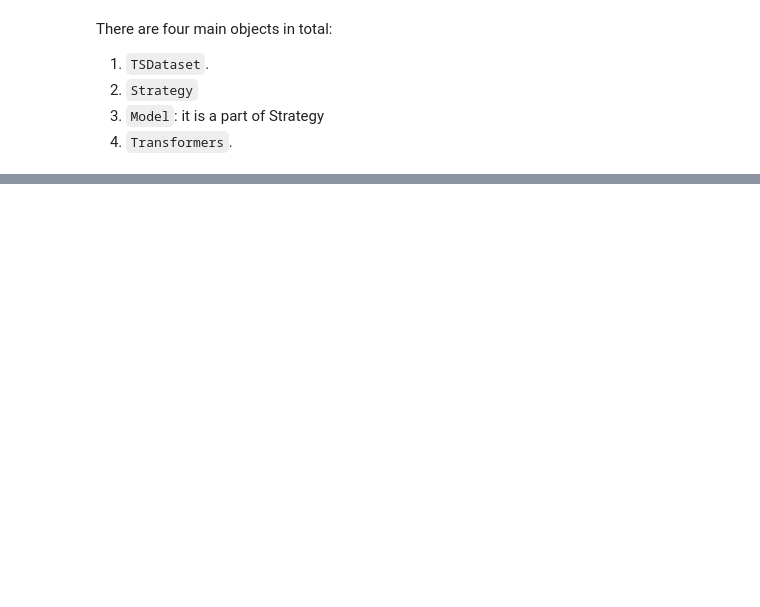
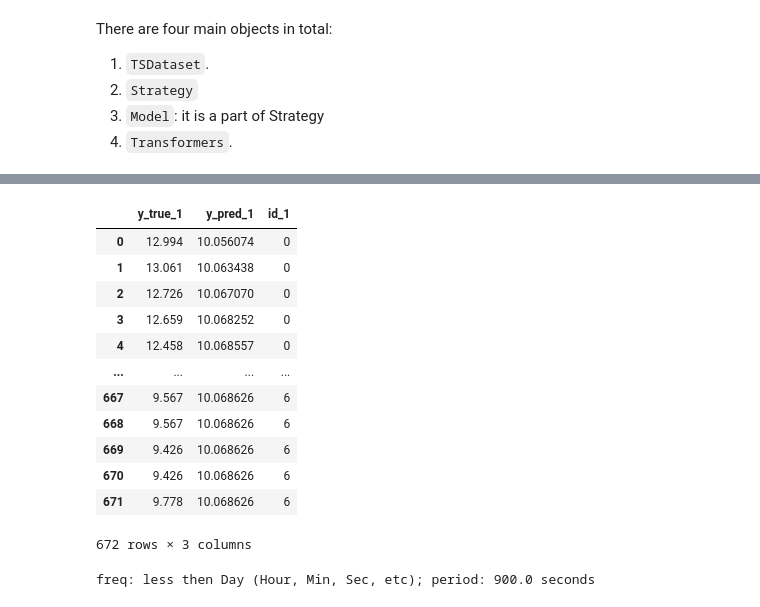
Before and after one commit to sb-ai-lab/tsururu, a Jupyter notebook: Tutorial_1_Basics.ipynb, the cells around one changed output, grey strips where cells are left out. Saved outputs shown, nothing was run; the diff lists cells and outputs as text; code cells hidden in the pictures; blank space fills up the shorter version.

```diff
--- a/Tutorial_1_Basics.ipynb
+++ b/Tutorial_1_Basics.ipynb
@@ -550,0 +452,31 @@ current_pred
+# %%
+autoarima_params = {
+    'd': None,
+    'D': None,
+    'max_p': 5,
+    'max_q': 5,
+    'max_P': 2,
+    'max_Q': 2,
+    'max_order': 5,
+    'max_d': 2,
+    'max_D': 1,
+    'start_p': 2,
+    'start_q': 2,
+    'start_P': 1,
+    'start_Q': 1,
+    'stationary': False,
+    'seasonal': True,
+    'season_length': 1,
+}
+
+autoarima_strategy_params = {
+    "is_multivariate": False,
+    "strategy_name": "StatModels",
+    "strategy_params": {
+        "horizon": 96,
+        "model_name": "AutoARIMA_Model",
+        "model_params": autoarima_params,
+        "validation_params": validation_params,
+        "k": 1,
+    }
+}
@@ -550,0 +499,16 @@ current_pred
+# %%
+get_results(cv=1, regime="global", y_true=test, y_pred=pred, ids=ids)
+# %% [output]
+|  | y_true_1 | y_pred_1 | id_1 |
+| 0 | 12.994 | 10.056074 | 0 |
+| 1 | 13.061 | 10.063438 | 0 |
+| 2 | 12.726 | 10.067070 | 0 |
+| 3 | 12.659 | 10.068252 | 0 |
+| 4 | 12.458 | 10.068557 | 0 |
+| ... | ... | ... | ... |
+| 667 | 9.567 | 10.068626 | 6 |
+| 668 | 9.567 | 10.068626 | 6 |
+| 669 | 9.426 | 10.068626 | 6 |
+| 670 | 9.426 | 10.068626 | 6 |
+| 671 | 9.778 | 10.068626 | 6 |
+672 rows × 3 columns
@@ -550,0 +531,12 @@ current_pred
+# %%
+strategies_factory_theta = StrategiesFactory()
+
+dataset_theta = TSDataset(
+    data=pd.read_csv(df_path),
+    columns_and_features_params=stat_models_cols_features,
+    history=100,
+)
+
+strategy_theta = strategies_factory_theta[theta_strategy_params]
+# %% [output]
+freq: less then Day (Hour, Min, Sec, etc); period: 900.0 seconds
```
Also changed, not shown: parts of 41 cells of this notebook, 5 other files.
